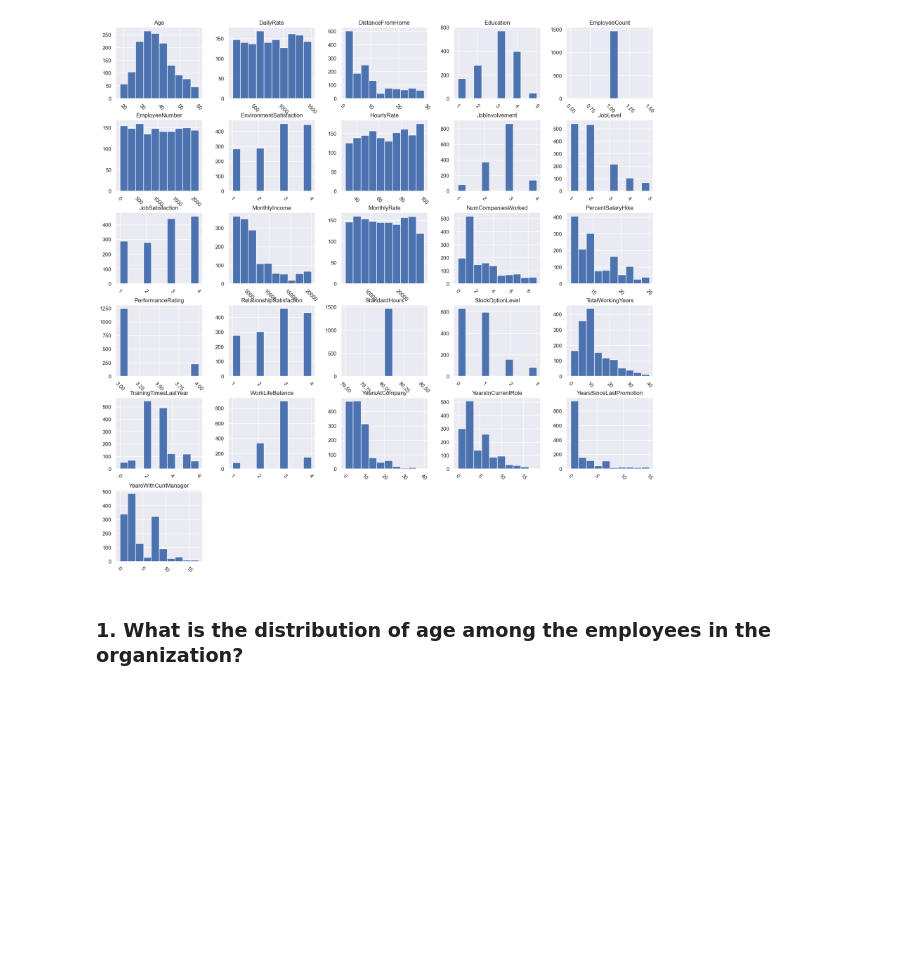
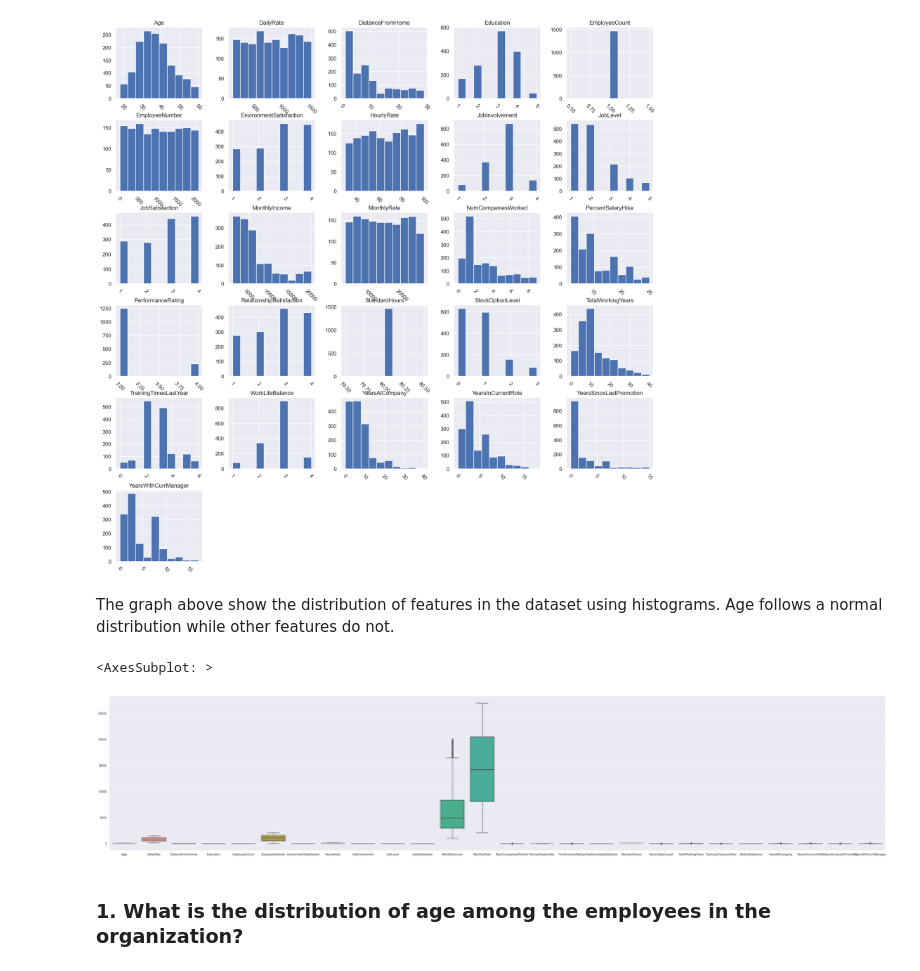
Before and after one commit to Imokut/SVM, a Jupyter notebook: main.ipynb, the cells around one changed output. Drawn from its saved outputs; the diff is of its cells as text; code cells hidden in the pictures; blank space fills up the shorter version.

```diff
--- a/main.ipynb
+++ b/main.ipynb
@@ -211,6 +215,14 @@ df.hist(figsize=(20, 20), xrot=-45)
 plt.show()
 # %% [output]
 [figure]
+# %% [markdown]
+The graph above show the distribution of features in the dataset using histograms. Age follows a normal distribution while other features do not.
+# %%
+plt.figure(figsize=(50, 10))
+sns.boxplot(df)
+# %% [output]
+<AxesSubplot: >
+[figure, added]
 # %% [markdown]
 
 ### 1. What is the distribution of age among the employees in the organization?
```
Also changed, not shown: parts of 25 cells of this notebook.
